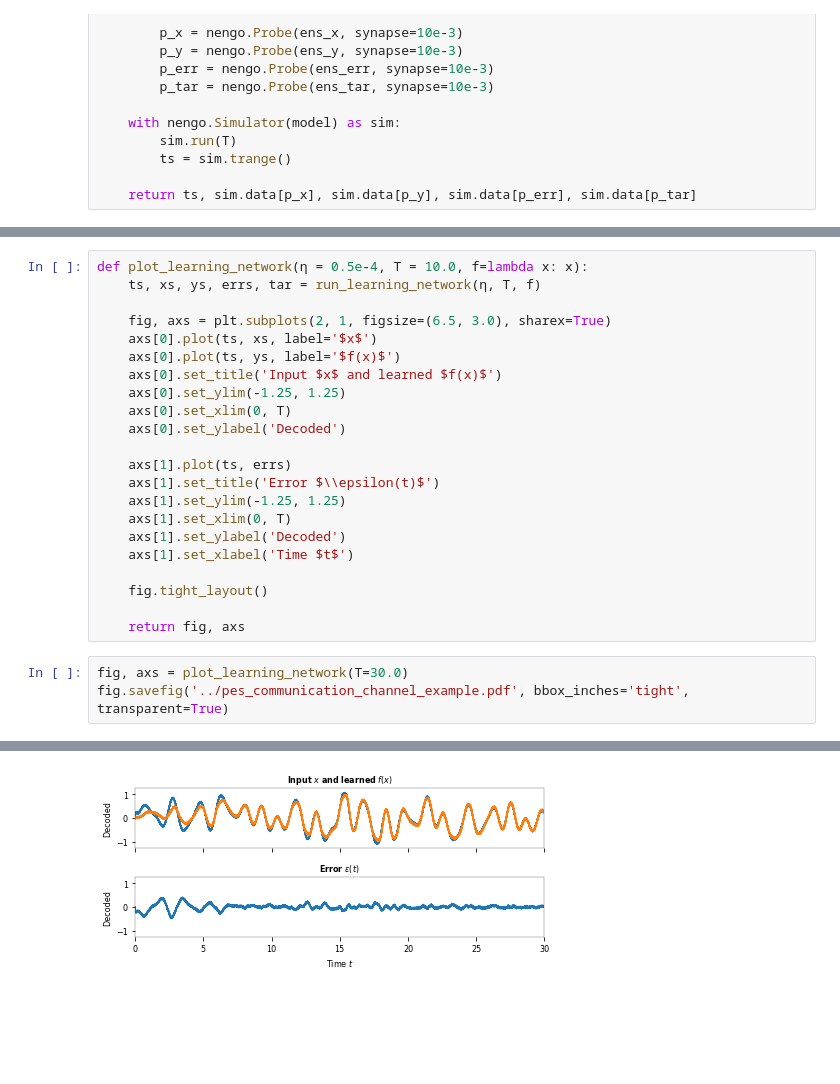
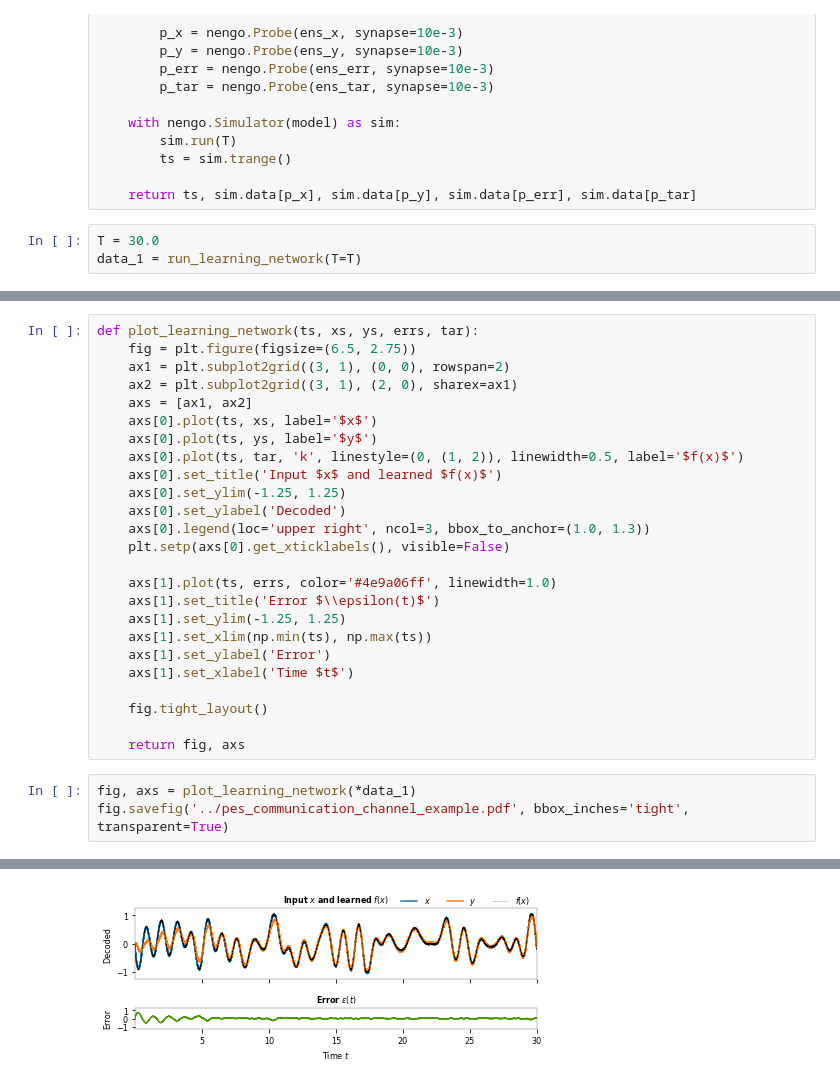
Before and after one commit to astoeckel/syde556-w20, a Jupyter notebook: lectures/lecture_08/media/code/pes_learning_rule_example.ipynb, the cells around one changed output, grey strips where cells are left out. Cells and saved outputs as stored; diff of their text form; blank space fills up the shorter version.

```diff
--- a/lectures/lecture_08/media/code/pes_learning_rule_example.ipynb
+++ b/lectures/lecture_08/media/code/pes_learning_rule_example.ipynb
@@ -34,3 +34,6 @@ def run_learning_network(η = 0.5e-4, T = 10.0, f=lambda x: x):
         ts = sim.trange()
 
     return ts, sim.data[p_x], sim.data[p_y], sim.data[p_err], sim.data[p_tar]
+# %%
+T = 30.0
+data_1 = run_learning_network(T=T)
@@ -37,26 +48,29 @@ def run_learning_network(η = 0.5e-4, T = 10.0, f=lambda x: x):
 # %%
-def plot_learning_network(η = 0.5e-4, T = 10.0, f=lambda x: x):
-    ts, xs, ys, errs, tar = run_learning_network(η, T, f)
-
-    fig, axs = plt.subplots(2, 1, figsize=(6.5, 3.0), sharex=True)
+def plot_learning_network(ts, xs, ys, errs, tar):
+    fig = plt.figure(figsize=(6.5, 2.75))
+    ax1 = plt.subplot2grid((3, 1), (0, 0), rowspan=2)
+    ax2 = plt.subplot2grid((3, 1), (2, 0), sharex=ax1)
+    axs = [ax1, ax2]
     axs[0].plot(ts, xs, label='$x$')
-    axs[0].plot(ts, ys, label='$f(x)$')
+    axs[0].plot(ts, ys, label='$y$')
+    axs[0].plot(ts, tar, 'k', linestyle=(0, (1, 2)), linewidth=0.5, label='$f(x)$')
     axs[0].set_title('Input $x$ and learned $f(x)$')
     axs[0].set_ylim(-1.25, 1.25)
-    axs[0].set_xlim(0, T)
     axs[0].set_ylabel('Decoded')
+    axs[0].legend(loc='upper right', ncol=3, bbox_to_anchor=(1.0, 1.3))
+    plt.setp(axs[0].get_xticklabels(), visible=False)
 
-    axs[1].plot(ts, errs)
+    axs[1].plot(ts, errs, color='#4e9a06ff', linewidth=1.0)
     axs[1].set_title('Error $\\epsilon(t)$')
     axs[1].set_ylim(-1.25, 1.25)
-    axs[1].set_xlim(0, T)
-    axs[1].set_ylabel('Decoded')
+    axs[1].set_xlim(np.min(ts), np.max(ts))
+    axs[1].set_ylabel('Error')
     axs[1].set_xlabel('Time $t$')
 
     fig.tight_layout()
 
     return fig, axs
 # %%
-fig, axs = plot_learning_network(T=30.0)
+fig, axs = plot_learning_network(*data_1)
 fig.savefig('../pes_communication_channel_example.pdf', bbox_inches='tight', transparent=True)
 # %% [output]
@@ -65,2 +77,2 @@ fig.savefig('../pes_communication_channel_example.pdf', bbox_inches='tight', tra
-[figure, old version]
+[figure, new version]
 # %%
```
Also changed, not shown: parts of 4 cells of this notebook, 35 other files.
